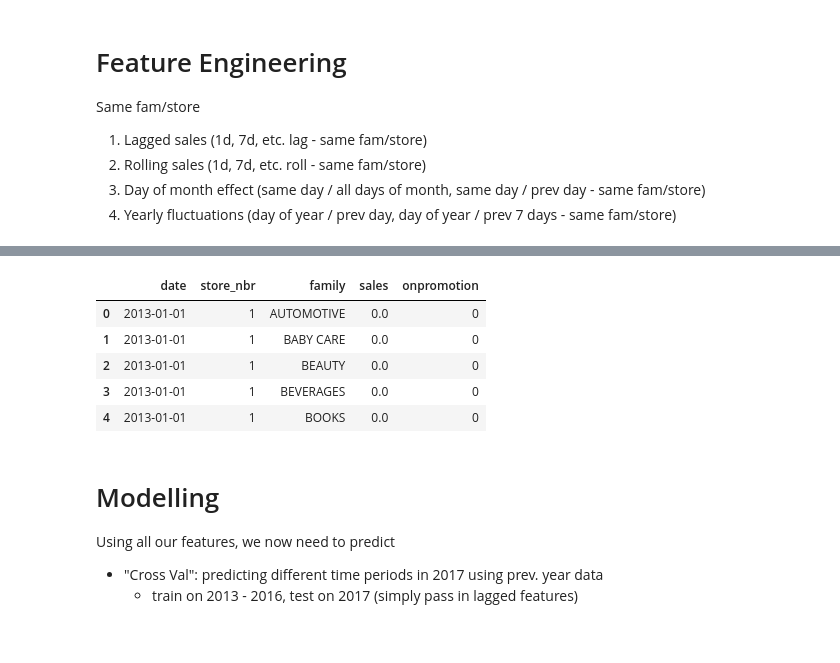
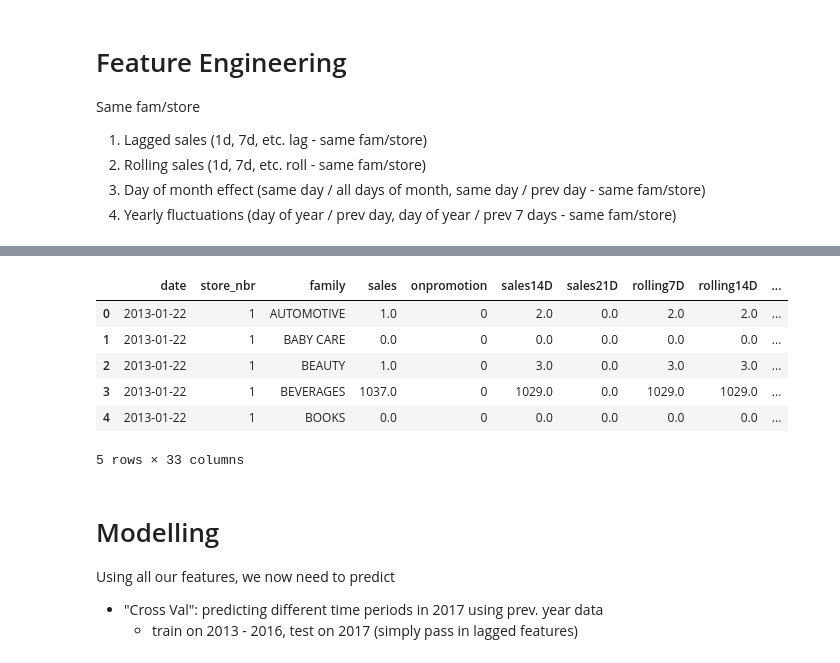
Before and after one commit to akhilkammila/store-sales-v2, a Jupyter notebook: 15dprect.ipynb, the cells around one changed output, grey strips where cells are left out. Saved outputs shown, nothing was run; the diff lists cells and outputs as text; code cells hidden in the pictures.

```diff
--- a/15dprect.ipynb
+++ b/15dprect.ipynb
@@ -95,15 +96,0 @@ combined.head(10)
-# %%
-# 3. percentage difs
-# effects to capture: weekly cycles, monthly cycles, yearly cycles
-# a. last week, how did this day of week compare to other days averaged?
-    # 1w ago / 1w shift --> rolling average
-# b.
-
-train_df.groupby()
-# %% [output]
-|  | date | store_nbr | family | sales | onpromotion |
-| 0 | 2013-01-01 | 1 | AUTOMOTIVE | 0.0 | 0 |
-| 1 | 2013-01-01 | 1 | BABY CARE | 0.0 | 0 |
-| 2 | 2013-01-01 | 1 | BEAUTY | 0.0 | 0 |
-| 3 | 2013-01-01 | 1 | BEVERAGES | 0.0 | 0 |
-| 4 | 2013-01-01 | 1 | BOOKS | 0.0 | 0 |
@@ -110,3 +113,31 @@ train_df.groupby()
+# %%
+# 5. account for monthly differences
+dom_features = ratio.copy()
+dom_features['day_of_month'] = dom_features['date'].dt.day
+
+for lag in ['31D', '61D', '91D', '121D']:
+    # same day of month, rolling avg.
+    same_dom = dom_features.groupby(['store_nbr', 'family', 'day_of_month']).rolling(lag, on='date')['sales14D'].mean() # avg. of same day of month over last x months
+    same_dom = same_dom.rename(f'dom{lag}')
+    dom_features = pd.merge(dom_features, same_dom, on=['store_nbr', 'family', 'date'])
+
+    # just the month as normal, rolling avg.
+    dom_rolling = dom_features.groupby(['store_nbr', 'family']).rolling(lag, on='date')['sales14D'].mean()
+    dom_rolling = dom_rolling.rename(f'rolling{lag}')
+    dom_features = pd.merge(dom_features, dom_rolling, on=['store_nbr', 'family', 'date'])
+
+    # ratio
+    dom_features[f'domratio{lag}'] = dom_features[f'dom{lag}'] / dom_features[f'rolling{lag}']
+
+dom_features.head()
+# %% [output]
+|  | date | store_nbr | family | sales | onpromotion | sales14D | sales21D | rolling7D | rolling14D | ... |
+| 0 | 2013-01-22 | 1 | AUTOMOTIVE | 1.0 | 0 | 2.0 | 0.0 | 2.0 | 2.0 | ... |
+| 1 | 2013-01-22 | 1 | BABY CARE | 0.0 | 0 | 0.0 | 0.0 | 0.0 | 0.0 | ... |
+| 2 | 2013-01-22 | 1 | BEAUTY | 1.0 | 0 | 3.0 | 0.0 | 3.0 | 3.0 | ... |
+| 3 | 2013-01-22 | 1 | BEVERAGES | 1037.0 | 0 | 1029.0 | 0.0 | 1029.0 | 1029.0 | ... |
+| 4 | 2013-01-22 | 1 | BOOKS | 0.0 | 0 | 0.0 | 0.0 | 0.0 | 0.0 | ... |
+5 rows × 33 columns
 # %% [markdown]
 # Modelling
 Using all our features, we now need to predict
```
Also changed, not shown: parts of 8 cells of this notebook.
